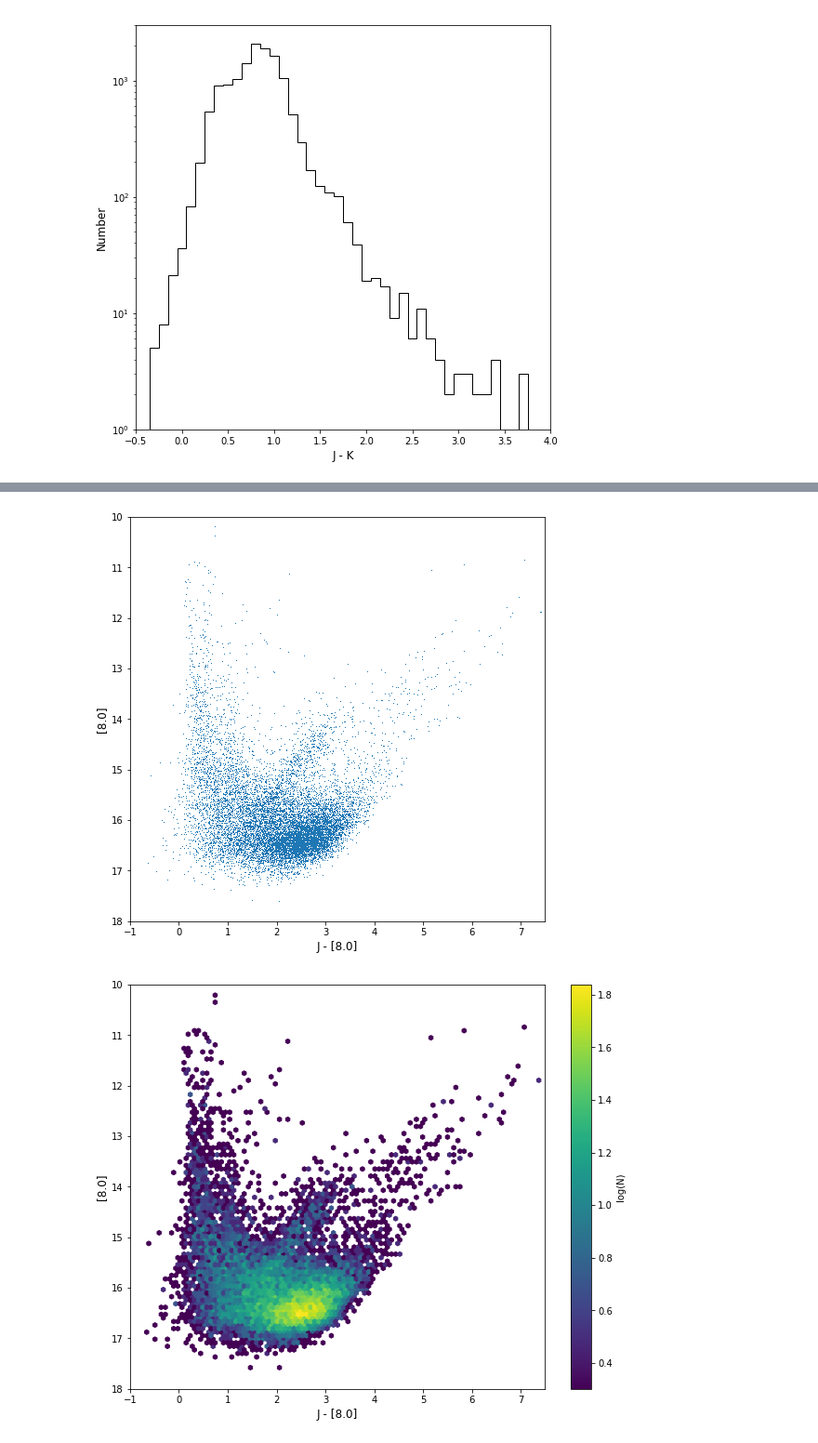
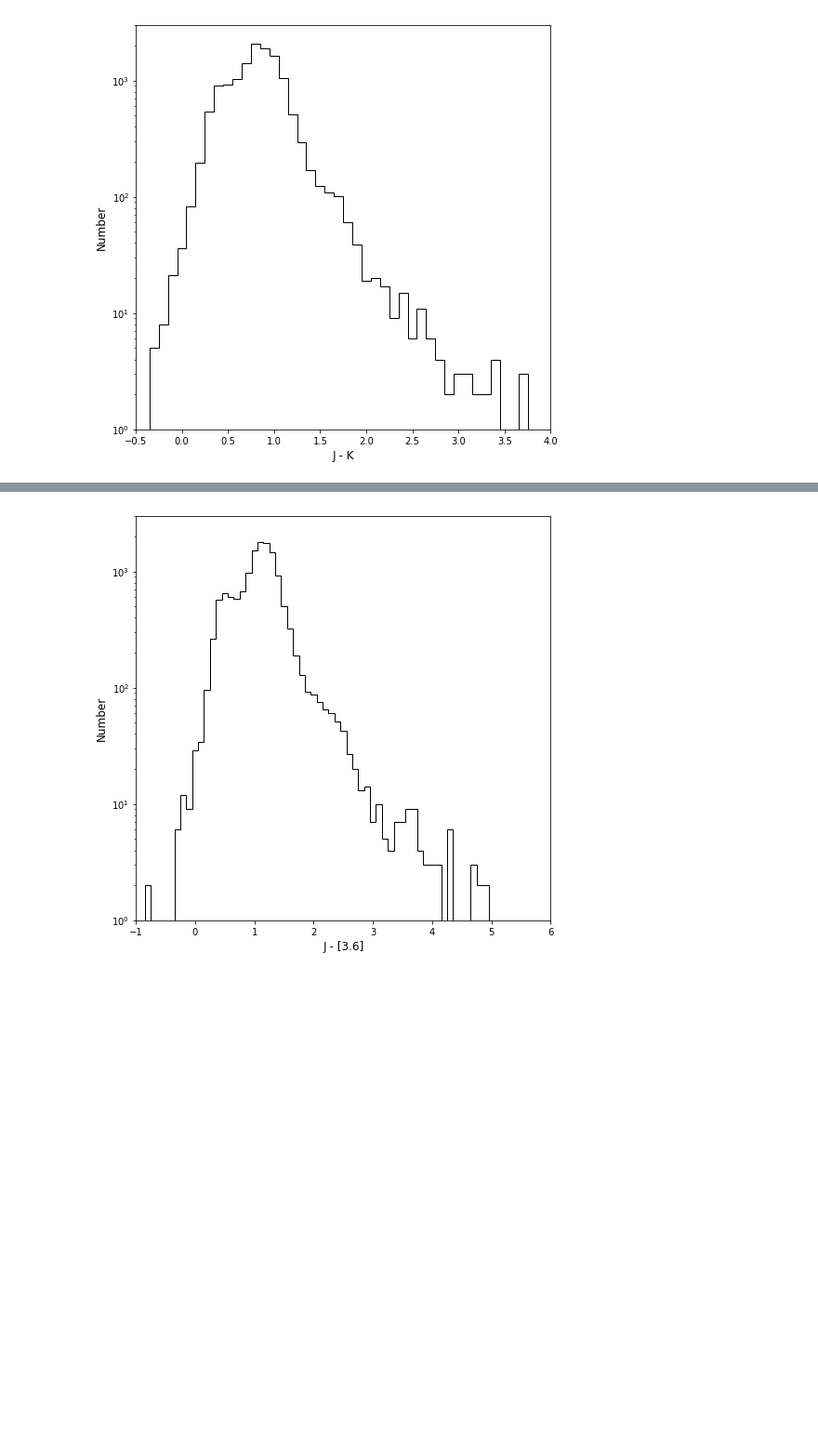
Before and after one commit to alechirschauer/NGC6822, a Jupyter notebook: CMD_19Sep2018.ipynb, the cells around one changed output, grey strips where cells are left out. Shown at 93% size. Cells and saved outputs as stored; diff of their text form; code cells hidden in the pictures; blank space fills up the shorter version.

```diff
--- a/CMD_19Sep2018.ipynb
+++ b/CMD_19Sep2018.ipynb
@@ -162,23 +237,18 @@ cb = plt.colorbar(im1, label='log(N)')
-# %%
-#  [8.0] vs J-[8.0]
-#
-plt.figure(figsize=(8,8))
-plt.plot(filter_phot_data.jMINUSeightzero,filter_phot_data.k80mag,',')
-plt.xlim(-1.0, 7.5)
-plt.ylim(18.0, 10.0)
-plt.xlabel('J - [8.0]', size=12)
-plt.ylabel('[8.0]', size=12)
-#plt.savefig('[8.0]_vs_J-[8.0]_plot.pdf')
-#
-fig, ax1 = plt.subplots(1, 1, figsize=(10, 8))
-plt.xlim(-1.0, 7.5)
-plt.ylim(18.0, 10.0)
-im1 = ax1.hexbin(filter_phot_data.jMINUSeightzero, filter_phot_data.k80mag, bins='log', cmap=plt.cm.viridis,
-               mincnt=1, extent=(-1.0, 7.5, 18.0, 10.0))
-ax1.set_xlabel('J - [8.0]', size=12)
-ax1.set_ylabel('[8.0]', size=12)
-cb = plt.colorbar(im1, label='log(N)')
-#plt.savefig('[8.0]_vs_J-[8.0]_hist.pdf')
-# %% [output]
-[figure, removed]
-[figure, removed]
+# %%
+# [3.6] vs J-[3.6]
+# histogram
+#
+binwidth = 0.1
+bin_number = (max(np.array(jMINUSthreesixDATA.jMINUSthreesix))+binwidth)/binwidth
+#
+fig = plt.figure(figsize = (8,8))
+plt.hist(np.array(jMINUSthreesixDATA.jMINUSthreesix), bins=np.arange(min(np.array(jMINUSthreesixDATA.jMINUSthreesix)), max(np.array(jMINUSthreesixDATA.jMINUSthreesix)) + binwidth, binwidth), histtype='step', color='black')
+plt.yscale('log', nonposy='clip')
+plt.xlim(-1.0, 6.0)
+plt.ylim(0.0, 3000.0)
+plt.xlabel('J - [3.6]', size=12)
+plt.ylabel('Number', size=12)
+plt.show()
+plt.close()
+# %% [output]
+[figure, added]
```
Also changed, not shown: parts of 16 cells of this notebook.
